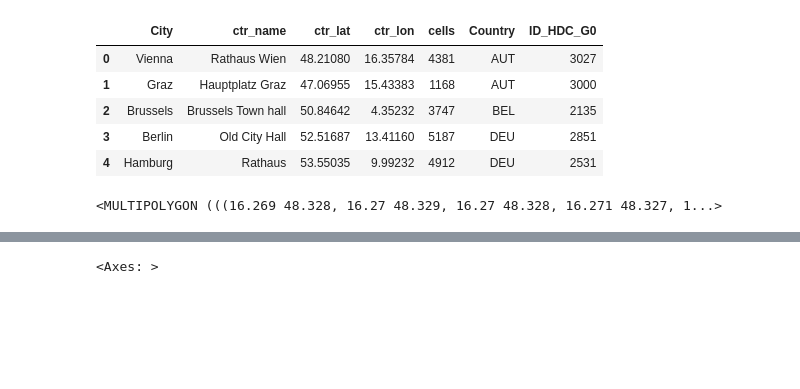
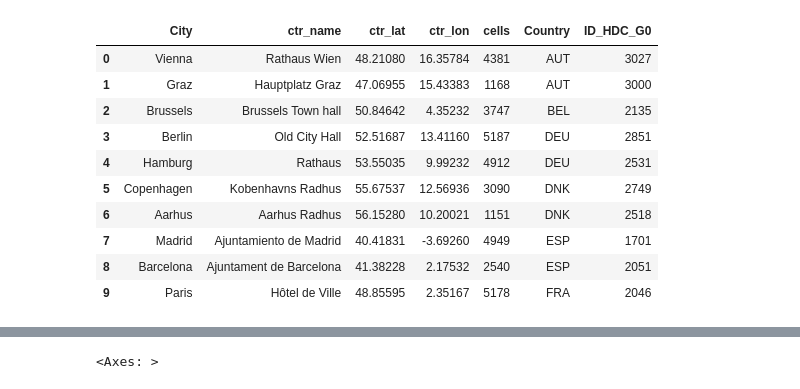
Before and after one commit to idegeus/UrbanTransportTimes, a Jupyter notebook: 2-notebooks/2.1-analyse-isochrones.ipynb, the cells around one changed output, grey strips where cells are left out. Cells and saved outputs as stored; diff of their text form; code cells hidden in the pictures; blank space fills up the shorter version.

```diff
--- a/2-notebooks/2.1-analyse-isochrones.ipynb
+++ b/2-notebooks/2.1-analyse-isochrones.ipynb
@@ -25,21 +26,21 @@ DROOT = '../1-data/'
 os.makedirs(os.path.join(DROOT, '3-interim', 'populationmasks'), exist_ok=True)
 # %%
 cities = pd.read_excel(os.path.join(DROOT, '1-research', 'cities.xlsx'), index_col=0)
-cities.head(5)
+cities.head(10)
 # %% [output]
 |  | City | ctr_name | ctr_lat | ctr_lon | cells | Country | ID_HDC_G0 |
 | 0 | Vienna | Rathaus Wien | 48.21080 | 16.35784 | 4381 | AUT | 3027 |
 | 1 | Graz | Hauptplatz Graz | 47.06955 | 15.43383 | 1168 | AUT | 3000 |
 | 2 | Brussels | Brussels Town hall | 50.84642 | 4.35232 | 3747 | BEL | 2135 |
 | 3 | Berlin | Old City Hall | 52.51687 | 13.41160 | 5187 | DEU | 2851 |
 | 4 | Hamburg | Rathaus | 53.55035 | 9.99232 | 4912 | DEU | 2531 |
+| 5 | Copenhagen | Kobenhavns Radhus | 55.67537 | 12.56936 | 3090 | DNK | 2749 |
+| 6 | Aarhus | Aarhus Radhus | 56.15280 | 10.20021 | 1151 | DNK | 2518 |
+| 7 | Madrid | Ajuntamiento de Madrid | 40.41831 | -3.69260 | 4949 | ESP | 1701 |
+| 8 | Barcelona | Ajuntament de Barcelona | 41.38228 | 2.17532 | 2540 | ESP | 2051 |
+| 9 | Paris | Hôtel de Ville | 48.85595 | 2.35167 | 5178 | FRA | 2046 |
 # %%
 KEY = os.environ['BING_API_KEY']
 CACHE = os.path.join(DROOT, '3-interim', 'bing_cache.db')
 client = Bing(KEY, CACHE)
-# %%
-wew = client.con.execute('SELECT * FROM isochrone').fetchone()
-shapely.wkt.loads(wew[5])
-# %% [output]
-<MULTIPOLYGON (((16.269 48.328, 16.27 48.329, 16.27 48.328, 16.271 48.327, 1...>
 # %%
```
Also changed, not shown: parts of 15 cells of this notebook, 1 other file.
